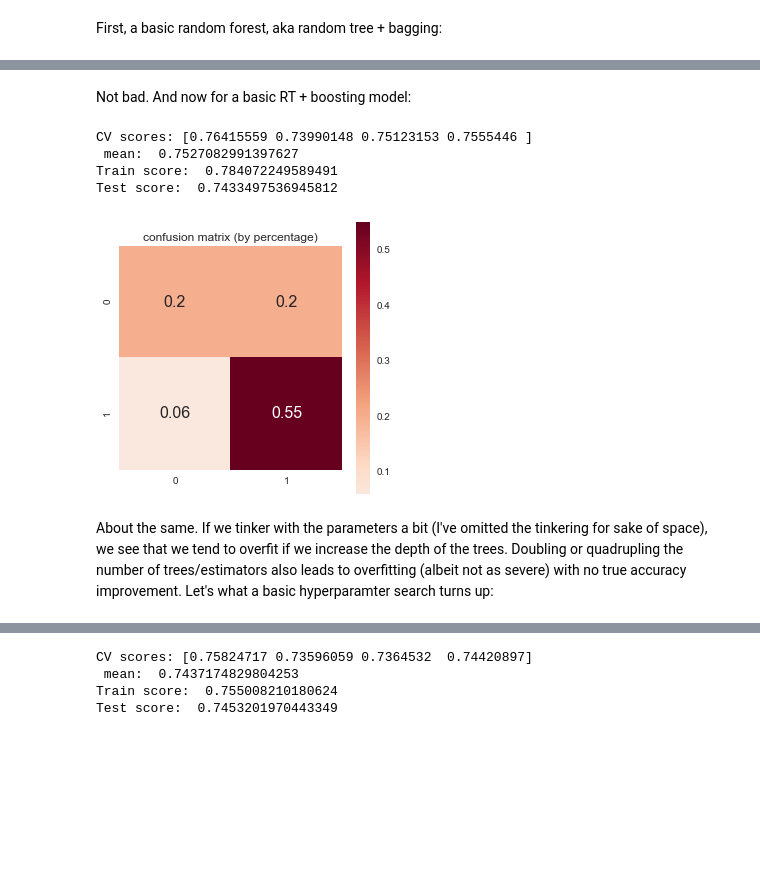
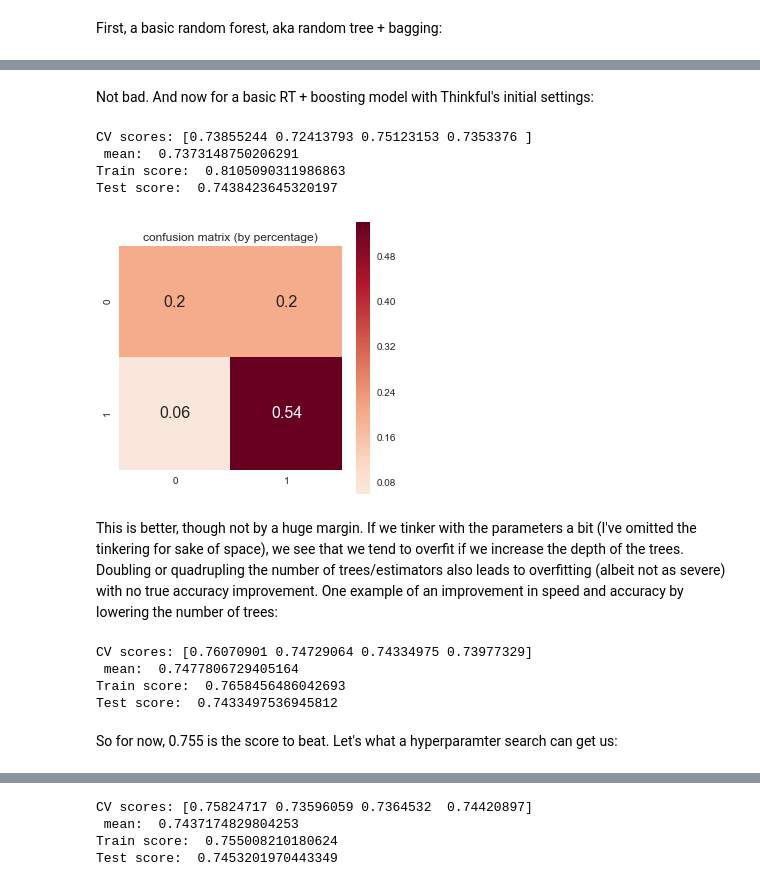
Before and after one commit to wwwslinger/drills, a Jupyter notebook: Thinkful/drills/3.5.3 Gradient Boosting challenge.ipynb, the cells around one changed output, grey strips where cells are left out. Drawn from its saved outputs; the diff is of its cells as text; code cells hidden in the pictures; blank space fills up the shorter version.

Commit message:
revised 3.5.3 Gradient Boost challenge

```diff
--- a/Thinkful/drills/3.5.3 Gradient Boosting challenge.ipynb
+++ b/Thinkful/drills/3.5.3 Gradient Boosting challenge.ipynb
@@ -128,27 +128,49 @@ show_conf_mat(rfc)
 # %% [markdown]
-Not bad.  And now for a basic RT + boosting model:
+Not bad.  And now for a basic RT + boosting model with Thinkful's initial settings:
 # %%
 params = {'n_estimators': 500,
           'max_depth': 2,
-          'loss': 'deviance'}
-# set random state!
+          'loss': 'deviance',
+          'random_state': 11}
 
 gbc_1 = ensemble.GradientBoostingClassifier(**params)
 cv_score = cross_val_score(gbc_1, X, y, cv=4)
 gbc_1.fit(X_train, y_train)
 train_score = gbc_1.score(X_train, y_train)
 test_score = gbc_1.score(X_test, y_test)
 
 print("CV scores:", cv_score, '\n mean: ', np.mean(cv_score))
 print("Train score: ", train_score)
 print("Test score: ", test_score)
 
 show_conf_mat(gbc_1)
 # %% [output]
-CV scores: [0.76415559 0.73990148 0.75123153 0.7555446 ]
- mean:  0.7527082991397627
-Train score:  0.784072249589491
-Test score:  0.7433497536945812
+CV scores: [0.73855244 0.72413793 0.75123153 0.7353376 ]
+ mean:  0.7373148750206291
+Train score:  0.8105090311986863
+Test score:  0.7438423645320197
-[figure, old version]
+[figure, new version]
 # %% [markdown]
-About the same.  If we tinker with the parameters a bit (I've omitted the tinkering for sake of space), we see that we tend to overfit if we increase the depth of the trees.  Doubling or quadrupling the number of trees/estimators also leads to overfitting (albeit not as severe) with no true accuracy improvement.  Let's what a basic hyperparamter search turns up:
+This is better, though not by a huge margin.  If we tinker with the parameters a bit (I've omitted the tinkering for sake of space), we see that we tend to overfit if we increase the depth of the trees.  Doubling or quadrupling the number of trees/estimators also leads to overfitting (albeit not as severe) with no true accuracy improvement.  One example of an improvement in speed and accuracy by lowering the number of trees:
+# %%
+params = {'n_estimators': 100,
+          'max_depth': 2,
+          'loss': 'deviance',
+          'random_state': 11}
+
+gbc_1 = ensemble.GradientBoostingClassifier(**params)
+cv_score = cross_val_score(gbc_1, X, y, cv=4)
+gbc_1.fit(X_train, y_train)
+train_score = gbc_1.score(X_train, y_train)
+test_score = gbc_1.score(X_test, y_test)
+
+print("CV scores:", cv_score, '\n mean: ', np.mean(cv_score))
+print("Train score: ", train_score)
+print("Test score: ", test_score)
+# %% [output]
+CV scores: [0.76070901 0.74729064 0.74334975 0.73977329]
+ mean:  0.7477806729405164
+Train score:  0.7658456486042693
+Test score:  0.7433497536945812
+# %% [markdown]
+So for now, 0.755 is the score to beat.  Let's what a hyperparamter search can get us:
```
Also changed, not shown: parts of 35 cells of this notebook.
